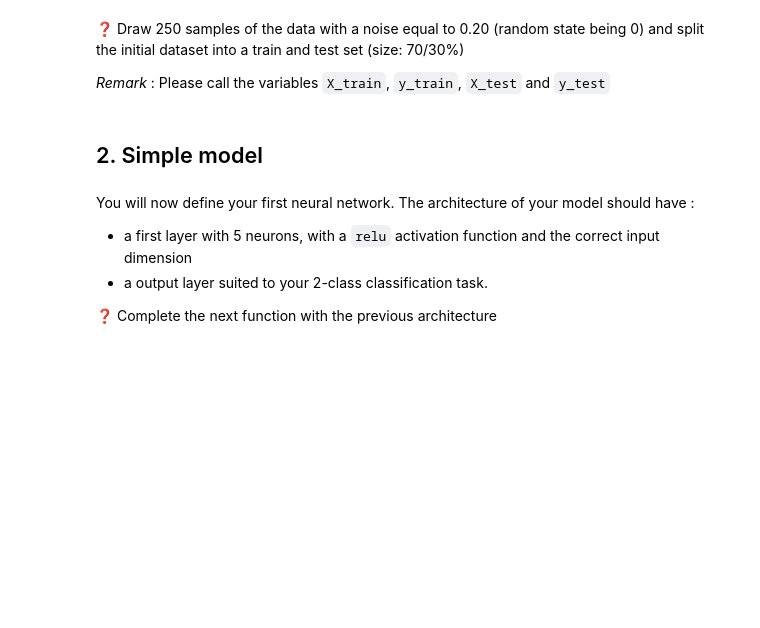
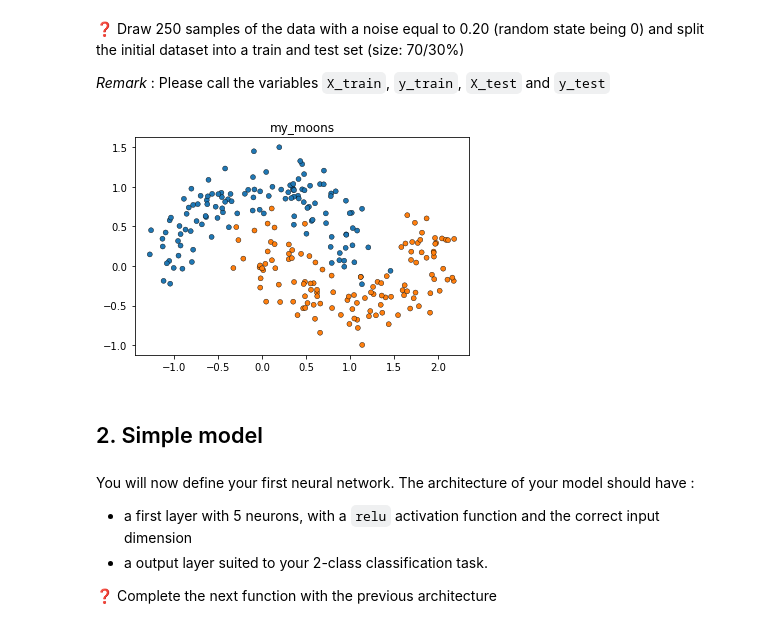
Before and after one commit to flo-collab/P10_my1st_deep, a Jupyter notebook: Exercise2/your_first_neural_network.ipynb, the cells around one changed output. Cells and saved outputs as stored; diff of their text form; code cells hidden in the pictures; blank space fills up the shorter version.

```diff
--- a/Exercise2/your_first_neural_network.ipynb
+++ b/Exercise2/your_first_neural_network.ipynb
@@ -32,6 +94,12 @@ Here, we will use the scikit-learn `make_moons` function [(see documentation her
 ❓ Draw 250 samples of the data with a noise equal to 0.20 (random state being 0) and split the initial dataset into a train and test set (size: 70/30%)
 
 *Remark* : Please call the variables `X_train`, `y_train`, `X_test` and `y_test`
+# %%
+plot_moons(250,0.2)
+X , y = make_moons(n_samples=250, noise=0.2)
+X_train, X_test, y_train, y_test = train_test_split(X, y, test_size=0.30, random_state=0)
+# %% [output]
+[figure, added]
 # %% [markdown]
 ## 2. Simple model
 # %% [markdown]
```
Also changed, not shown: parts of 10 cells of this notebook.
